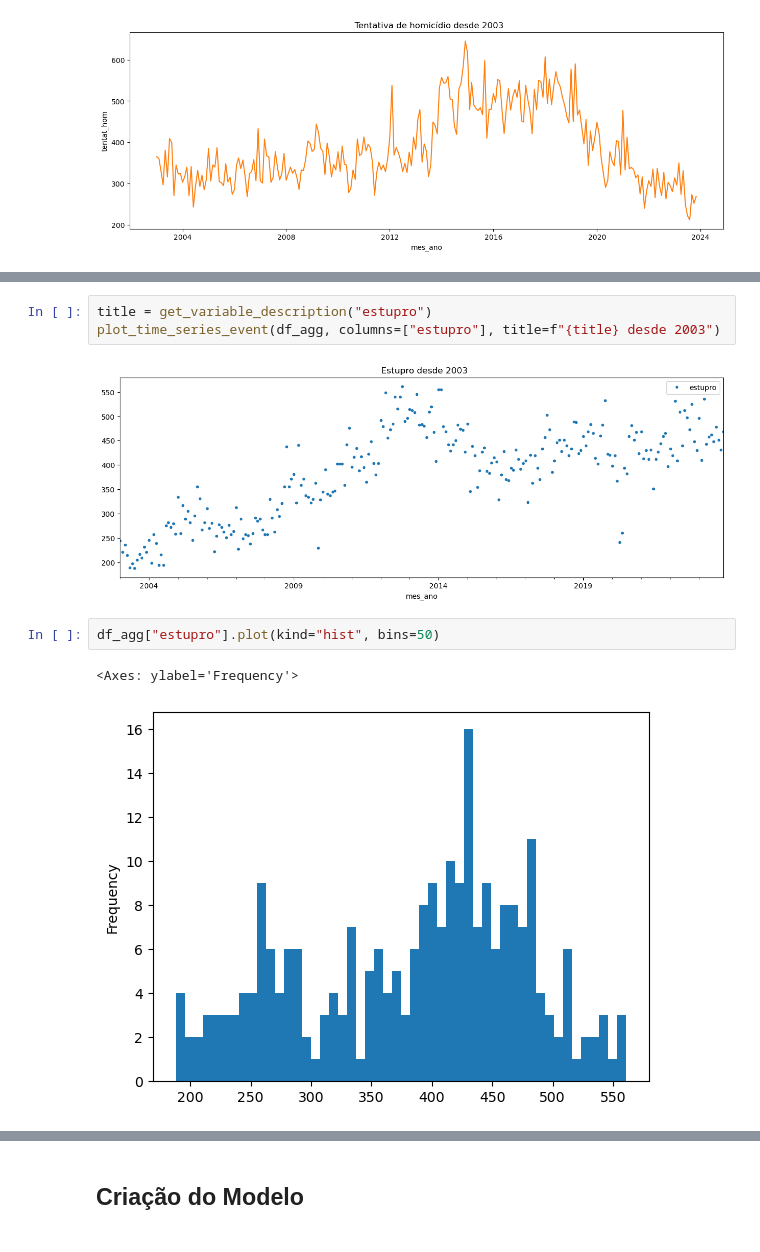
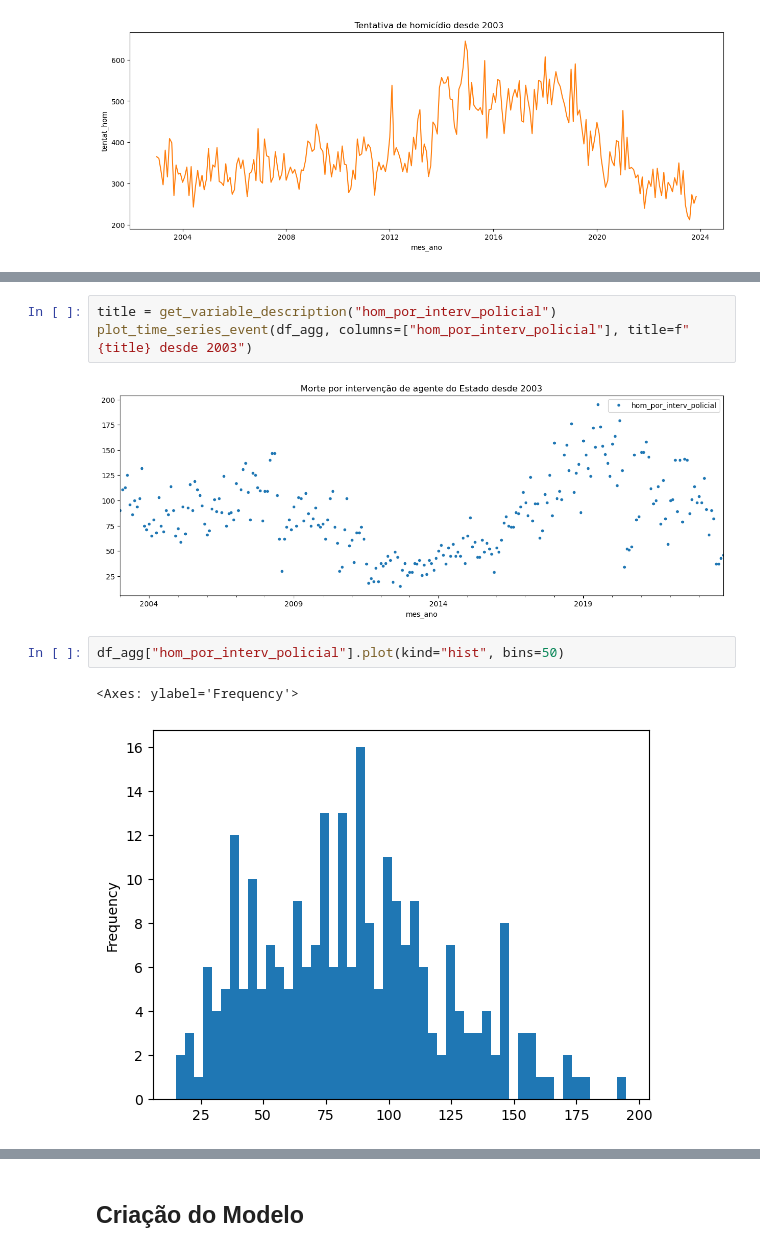
Before and after one commit to VictorMilhomem/ISP-Time-Series-Analysis, a Jupyter notebook: analysis.ipynb, the cells around one changed output, grey strips where cells are left out. Drawn from its saved outputs; the diff is of its cells as text.

Commit message:
morte interv estado

```diff
--- a/analysis.ipynb
+++ b/analysis.ipynb
@@ -229,11 +229,11 @@ df_filtered.corr()
 # %%
-title = get_variable_description("estupro")
-plot_time_series_event(df_agg, columns=["estupro"], title=f"{title} desde 2003")
+title = get_variable_description("hom_por_interv_policial")
+plot_time_series_event(df_agg, columns=["hom_por_interv_policial"], title=f"{title} desde 2003")
 # %% [output]
-[figure, old version]
+[figure, new version]
 # %%
-df_agg["estupro"].plot(kind="hist", bins=50)
+df_agg["hom_por_interv_policial"].plot(kind="hist", bins=50)
 # %% [output]
 <Axes: ylabel='Frequency'>
-[figure, old version]
+[figure, new version]
 # %%
```
Also changed, not shown: parts of 22 cells of this notebook.
